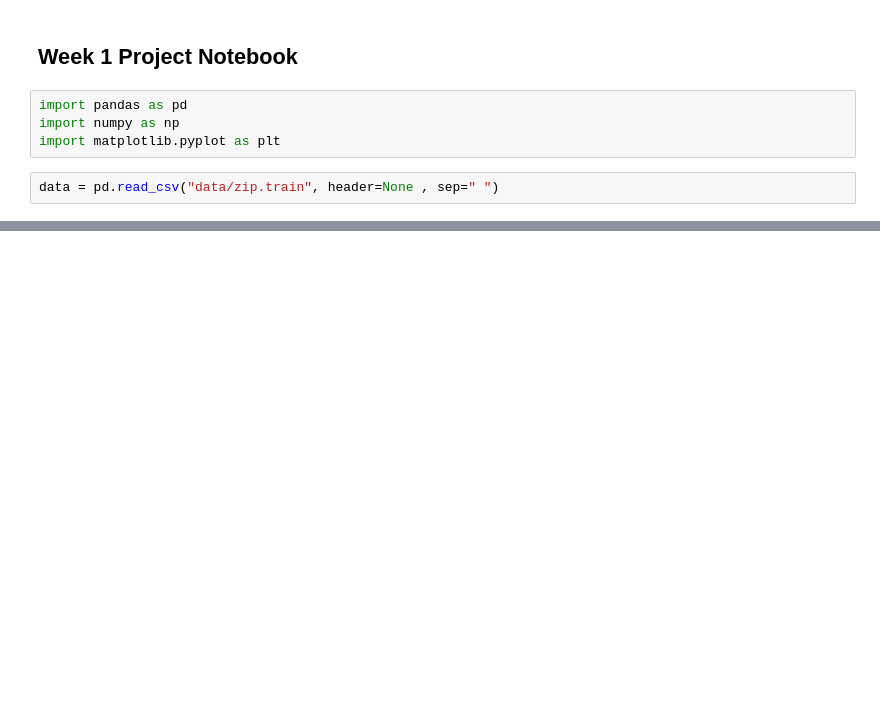
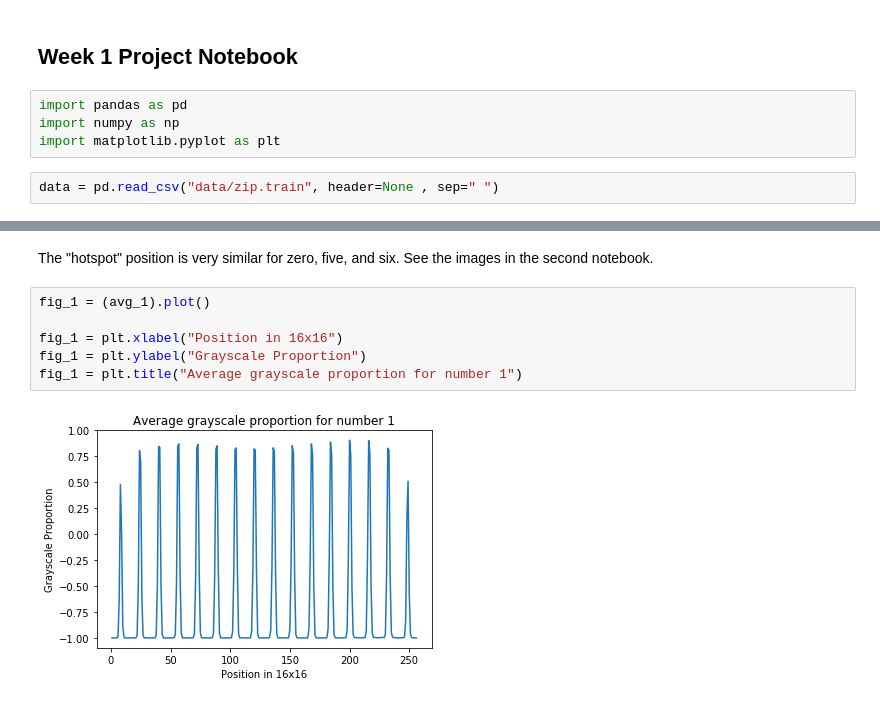
Before and after one commit to KatieBSC/descriptive_analysis, a Jupyter notebook: Week 1 Project Notebook.ipynb, the cells around one changed output, grey strips where cells are left out. Cells and saved outputs as stored; diff of their text form; blank space fills up the shorter version.

```diff
--- a/Week 1 Project Notebook.ipynb
+++ b/Week 1 Project Notebook.ipynb
@@ -118,0 +95,10 @@ mean_0.plot()
+# %% [markdown]
+The "hotspot" position is very similar for zero, five, and six. See the images in the second notebook.
+# %%
+fig_1 = (avg_1).plot()
+
+fig_1 = plt.xlabel("Position in 16x16")
+fig_1 = plt.ylabel("Grayscale Proportion")
+fig_1 = plt.title("Average grayscale proportion for number 1")
+# %% [output]
+[figure, added]
```
Also changed, not shown: parts of 25 cells of this notebook.
